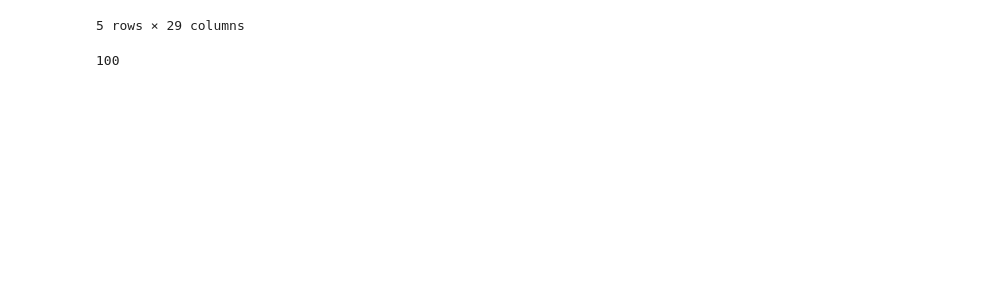
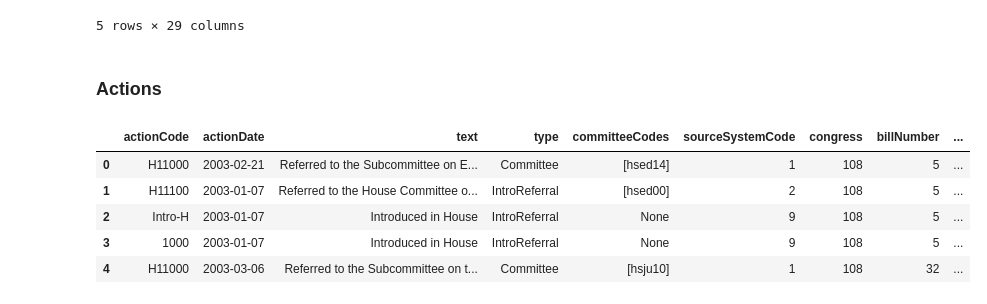
Before and after one commit to ChrisPleman/influence-network, a Jupyter notebook: test-data-source-connections/data_source_sampler.ipynb, the cells around one changed output. Cells and saved outputs as stored; diff of their text form; code cells hidden in the pictures; blank space fills up the shorter version.

```diff
--- a/test-data-source-connections/data_source_sampler.ipynb
+++ b/test-data-source-connections/data_source_sampler.ipynb
@@ -185,7 +186,7 @@ bills = requests.get(
 ).json()['bills']
 # %%
 # Export input
-congress_bills_sample_path = congress_input_dir / 'congress_bills_sample_{limit}.json'
+congress_bills_sample_path = congress_input_dir / f'congress_bills_sample_{limit}.json'
 with open(congress_bills_sample_path, mode='w') as f:
     f.write(json.dumps(bills))
 # %%
@@ -272,7 +273,5 @@ bill_details.head()
 bill_details.to_csv(
     congress_output_dir / f'congress_bill_details_sample_{limit}.csv'
 )
-# %%
-len(bill_details)
-# %% [output]
-100
+# %% [markdown]
+### Actions
@@ -278,0 +326,12 @@ len(bill_details)
+# %%
+bill_actions = pd.DataFrame(bill_actions_list)
+num_sample_bill_actions = len(bill_actions)
+
+bill_actions.head()
+# %% [output]
+|  | actionCode | actionDate | text | type | committeeCodes | sourceSystemCode | congress | billNumber | ... |
+| 0 | H11000 | 2003-02-21 | Referred to the Subcommittee on E... | Committee | [hsed14] | 1 | 108 | 5 | ... |
+| 1 | H11100 | 2003-01-07 | Referred to the House Committee o... | IntroReferral | [hsed00] | 2 | 108 | 5 | ... |
+| 2 | Intro-H | 2003-01-07 | Introduced in House | IntroReferral | None | 9 | 108 | 5 | ... |
+| 3 | 1000 | 2003-01-07 | Introduced in House | IntroReferral | None | 9 | 108 | 5 | ... |
+| 4 | H11000 | 2003-03-06 | Referred to the Subcommittee on t... | Committee | [hsju10] | 1 | 108 | 32 | ... |
```
Also changed, not shown: parts of 4 cells of this notebook, 3 other files.
